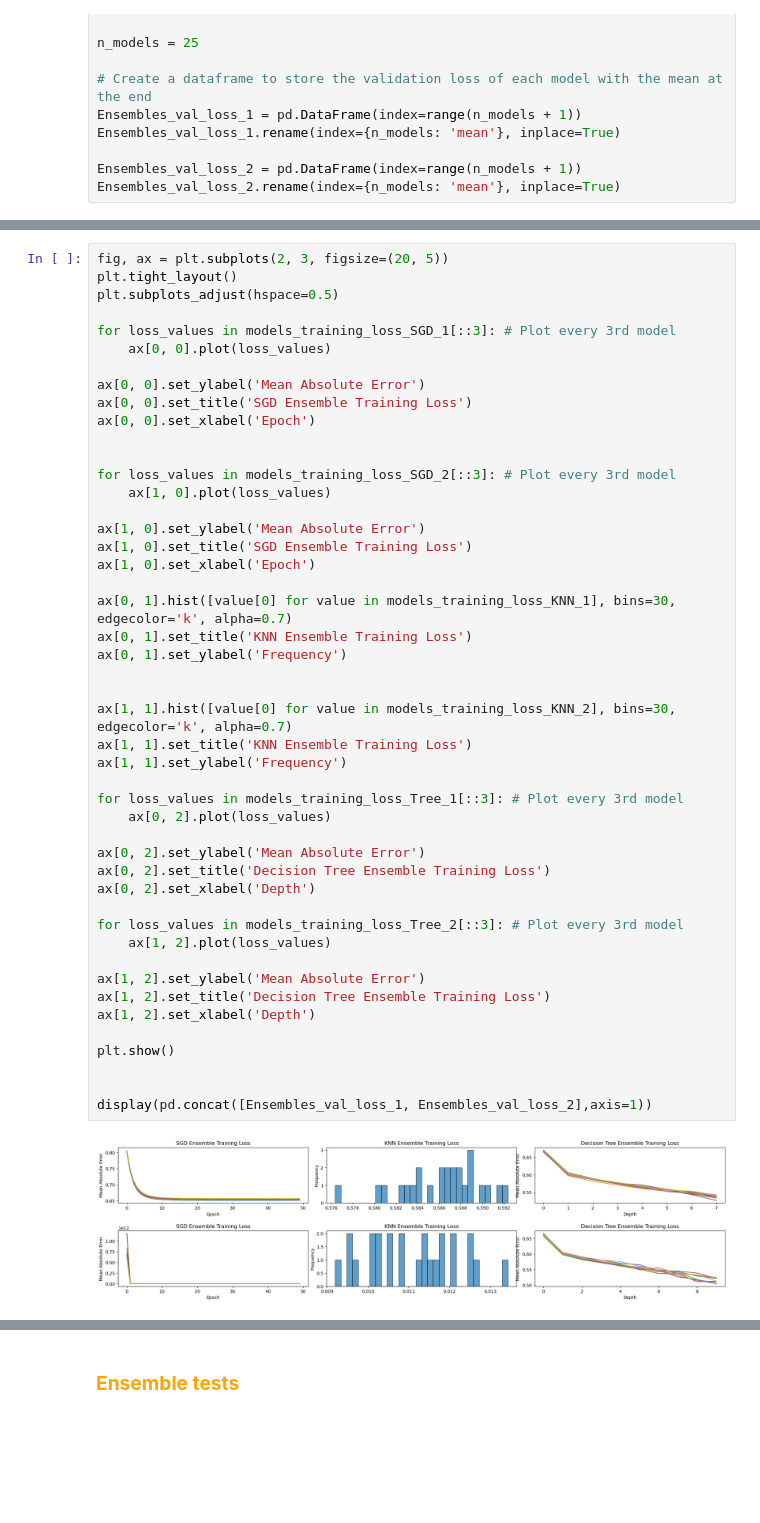
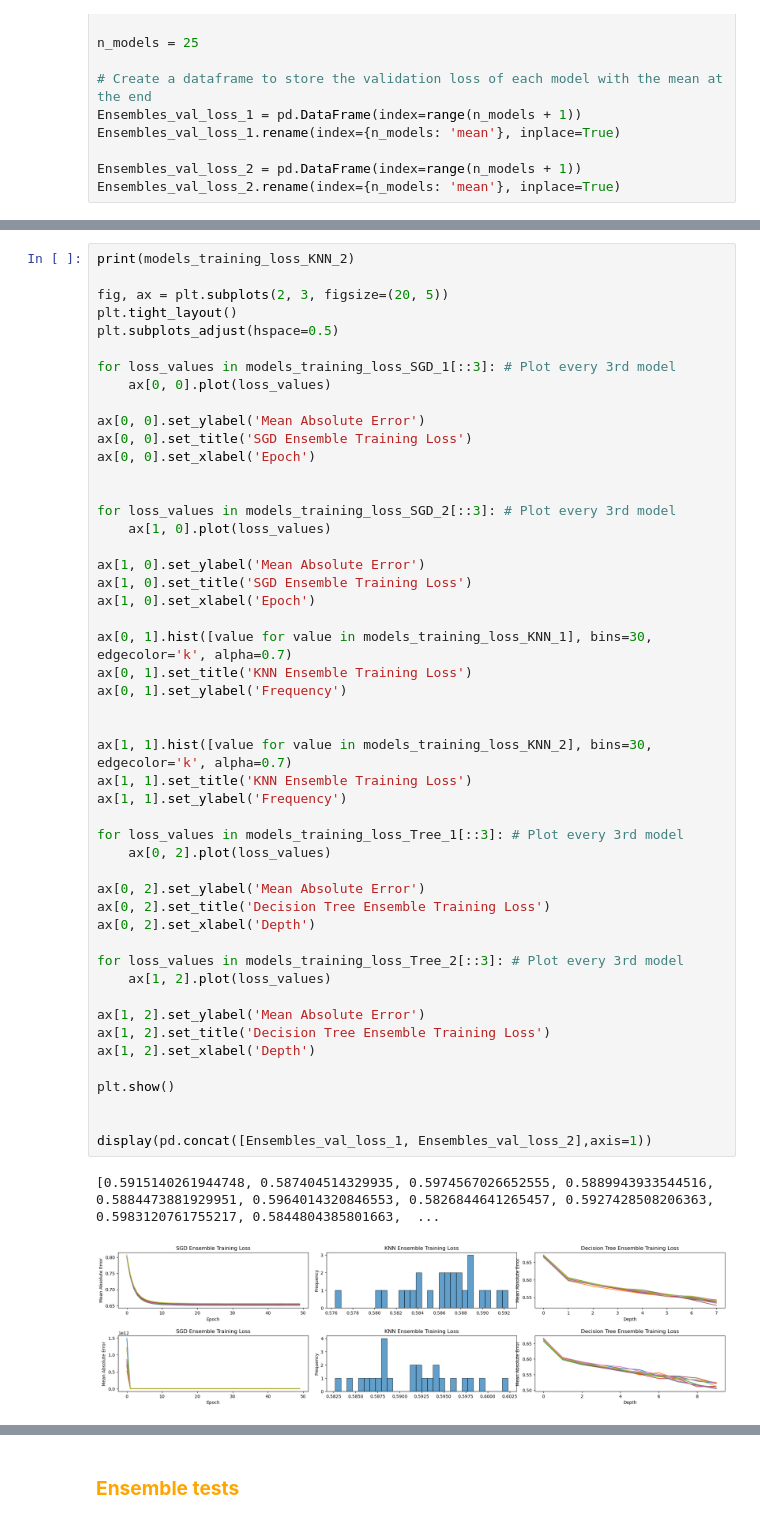
Before and after one commit to Yan-Tavares/ML_Projects, a Jupyter notebook: Final Project/main.ipynb, the cells around one changed output, grey strips where cells are left out. Drawn from its saved outputs; the diff is of its cells as text; blank space fills up the shorter version.

```diff
--- a/Final Project/main.ipynb
+++ b/Final Project/main.ipynb
@@ -611,4 +633,6 @@ print(" Tree : Done")
 # %%
+print(models_training_loss_KNN_2)
+
 fig, ax = plt.subplots(2, 3, figsize=(20, 5))
 plt.tight_layout()
 plt.subplots_adjust(hspace=0.5)
@@ -627,34 +651,35 @@ for loss_values in models_training_loss_SGD_2[::3]: # Plot every 3rd model
 ax[1, 0].set_ylabel('Mean Absolute Error')
 ax[1, 0].set_title('SGD Ensemble Training Loss')
 ax[1, 0].set_xlabel('Epoch')
 
-ax[0, 1].hist([value[0] for value in models_training_loss_KNN_1], bins=30, edgecolor='k', alpha=0.7)
+ax[0, 1].hist([value for value in models_training_loss_KNN_1], bins=30, edgecolor='k', alpha=0.7)
 ax[0, 1].set_title('KNN Ensemble Training Loss')
 ax[0, 1].set_ylabel('Frequency')
 
 
-ax[1, 1].hist([value[0] for value in models_training_loss_KNN_2], bins=30, edgecolor='k', alpha=0.7)
+ax[1, 1].hist([value for value in models_training_loss_KNN_2], bins=30, edgecolor='k', alpha=0.7)
 ax[1, 1].set_title('KNN Ensemble Training Loss')
 ax[1, 1].set_ylabel('Frequency')
 
 for loss_values in models_training_loss_Tree_1[::3]: # Plot every 3rd model
     ax[0, 2].plot(loss_values)
 
 ax[0, 2].set_ylabel('Mean Absolute Error')
 ax[0, 2].set_title('Decision Tree Ensemble Training Loss')
 ax[0, 2].set_xlabel('Depth')
 
 for loss_values in models_training_loss_Tree_2[::3]: # Plot every 3rd model
     ax[1, 2].plot(loss_values)
 
 ax[1, 2].set_ylabel('Mean Absolute Error')
 ax[1, 2].set_title('Decision Tree Ensemble Training Loss')
 ax[1, 2].set_xlabel('Depth')
 
 plt.show()
 
 
 display(pd.concat([Ensembles_val_loss_1, Ensembles_val_loss_2],axis=1))
 # %% [output]
+[0.5915140261944748, 0.587404514329935, 0.5974567026652555, 0.5889943933544516, 0.5884473881929951, 0.5964014320846553, 0.5826844641265457, 0.5927428508206363, 0.5983120761755217, 0.5844804385801663,  ...
-[figure, old version]
+[figure, new version]
 |  | SGD | KNN | Tree | SGD | KNN | Tree |
```
Also changed, not shown: parts of 8 cells of this notebook.
